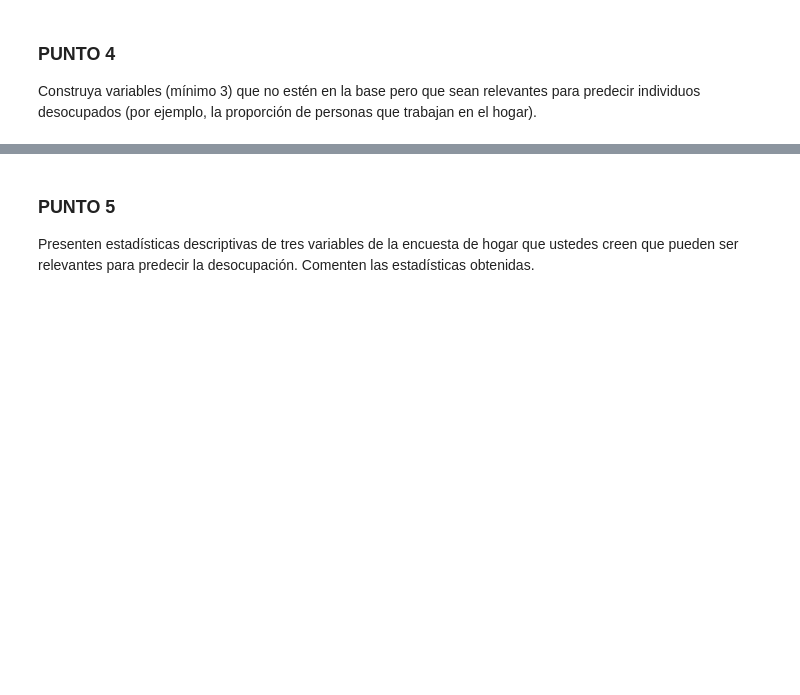
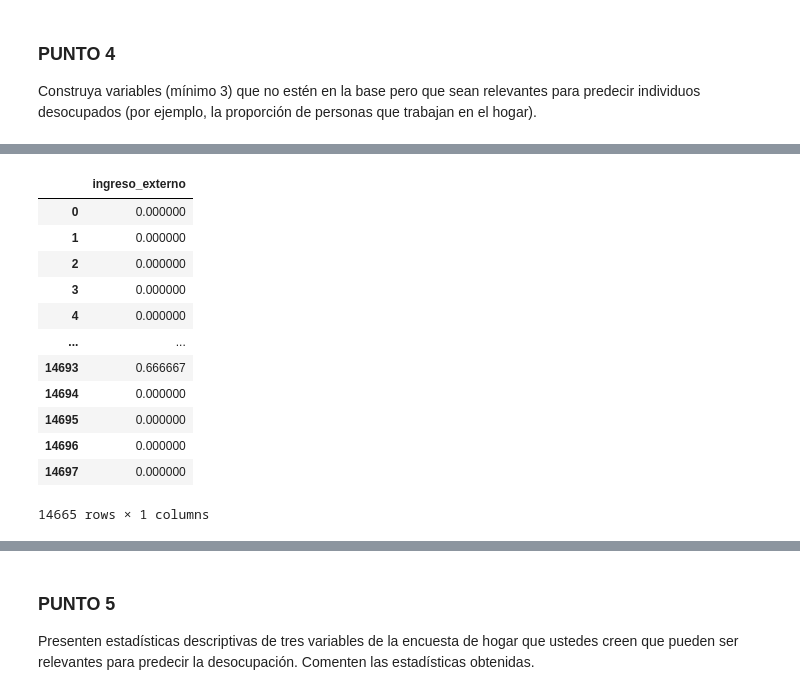
Before and after one commit to AngelaNavajas/CC408-T1-4, a Jupyter notebook: TP4/TP4.ipynb, the cells around one changed output, grey strips where cells are left out. Saved outputs shown, nothing was run; the diff lists cells and outputs as text; code cells hidden in the pictures; blank space fills up the shorter version.

```diff
--- a/TP4/TP4.ipynb
+++ b/TP4/TP4.ipynb
@@ -484,0 +463,9 @@ base_limpieza[['proporcion_trabajadores']]
+# %%
+# PROPORCION DE PERSONAS QUE TRABAJAN EN UN HOGAR
+
+# Tomo los datos de hogares con trabajadores ocupadas (estado_1)
+base_limpia_dummies['trabajadores_hogar'] = base_limpia_dummies['estado_1']
+
+# Calcular la proporción de trabajadores en el hogar
+base_limpia_dummies['proporcion_trabajadores'] = base_limpia_dummies['trabajadores_hogar'] / base_limpia_dummies['ix_tot']
+base_limpia_dummies[['proporcion_trabajadores']]
@@ -484,0 +486,23 @@ base_limpieza[['proporcion_trabajadores']]
+# %%
+# PROPORCION DE INGRESOS POR AYUDAS EXTERNAS
+
+# tomo los datos de hogares que reciben ayudas externas y sumo la cantidad de ayudas que reciben
+base_limpia_dummies["total_ayudas"] = base_limpia_dummies[["v5_1", "v6_1", "v7_1", "v12_1"]].sum(axis=1)
+
+# Calcular la proporción de ayudas en el hogar
+base_limpia_dummies["ingreso_externo"] = base_limpia_dummies['total_ayudas'] / base_limpia_dummies['ix_tot']
+base_limpia_dummies[['ingreso_externo']]
+# %% [output]
+|  | ingreso_externo |
+| 0 | 0.000000 |
+| 1 | 0.000000 |
+| 2 | 0.000000 |
+| 3 | 0.000000 |
+| 4 | 0.000000 |
+| ... | ... |
+| 14693 | 0.666667 |
+| 14694 | 0.000000 |
+| 14695 | 0.000000 |
+| 14696 | 0.000000 |
+| 14697 | 0.000000 |
+14665 rows × 1 columns
```
Also changed, not shown: parts of 26 cells of this notebook.
